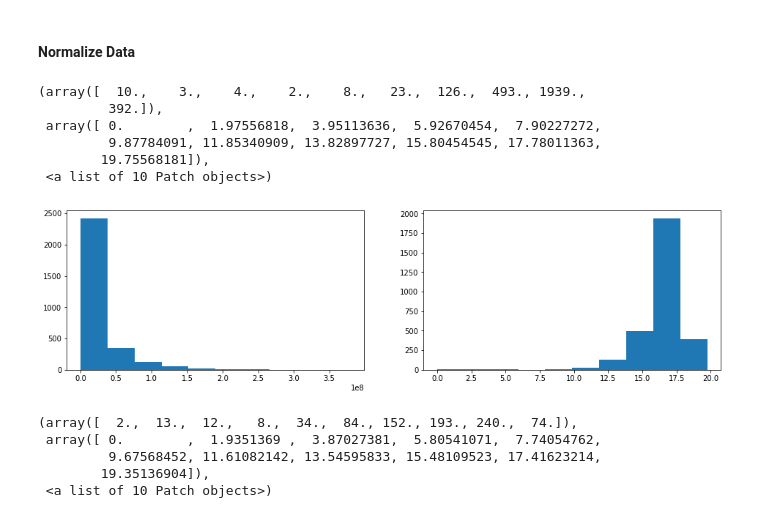
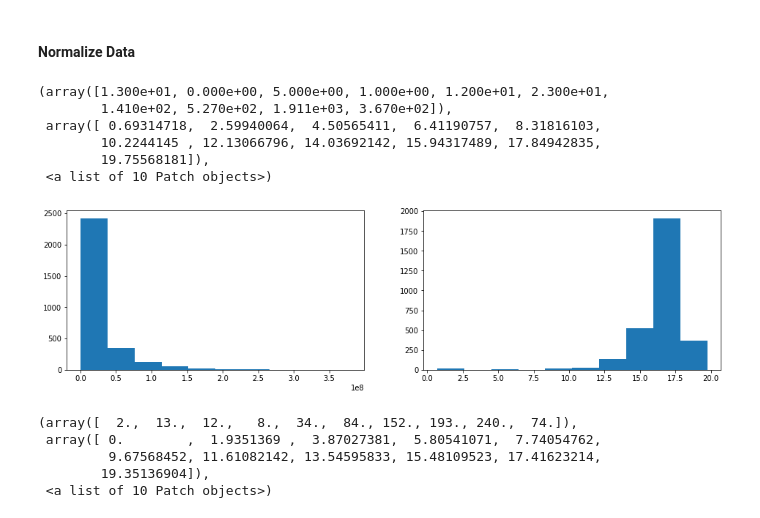
Before and after one commit to delf1/comp4211-project, a Jupyter notebook: code/COMP4211 Project.ipynb, the cells around one changed output. Cells and saved outputs as stored; diff of their text form; code cells hidden in the pictures.

```diff
--- a/code/COMP4211 Project.ipynb
+++ b/code/COMP4211 Project.ipynb
@@ -454,19 +454,19 @@ bpr_scaler = preprocessing.StandardScaler().fit(train_input[["budget", "populari
 # %%
 plt.figure(figsize=(16,4))
 
 plt.subplot(121)
 plt.hist(train_input["budget"].apply(lambda x: bpr_scaler.mean_[0] if x == 0 else x))
 
 plt.subplot(122)
-plt.hist(train_input["budget"].apply(lambda x: bpr_scaler.mean_[0] if x == 0 else x).apply(lambda x: np.log(x)))
+plt.hist(train_input["budget"].apply(lambda x: bpr_scaler.mean_[0] if x == 0 else x).apply(lambda x: np.log1p(x)))
 # %% [output]
-(array([  10.,    3.,    4.,    2.,    8.,   23.,  126.,  493., 1939.,
-         392.]),
- array([ 0.        ,  1.97556818,  3.95113636,  5.92670454,  7.90227272,
-         9.87784091, 11.85340909, 13.82897727, 15.80454545, 17.78011363,
+(array([1.300e+01, 0.000e+00, 5.000e+00, 1.000e+00, 1.200e+01, 2.300e+01,
+        1.410e+02, 5.270e+02, 1.911e+03, 3.670e+02]),
+ array([ 0.69314718,  2.59940064,  4.50565411,  6.41190757,  8.31816103,
+        10.2244145 , 12.13066796, 14.03692142, 15.94317489, 17.84942835,
         19.75568181]),
  <a list of 10 Patch objects>)
-[figure, old version]
+[figure, new version]
 # %%
 plt.figure(figsize=(16,4))
 
```
Also changed, not shown: parts of 45 cells of this notebook, 1 other file.
